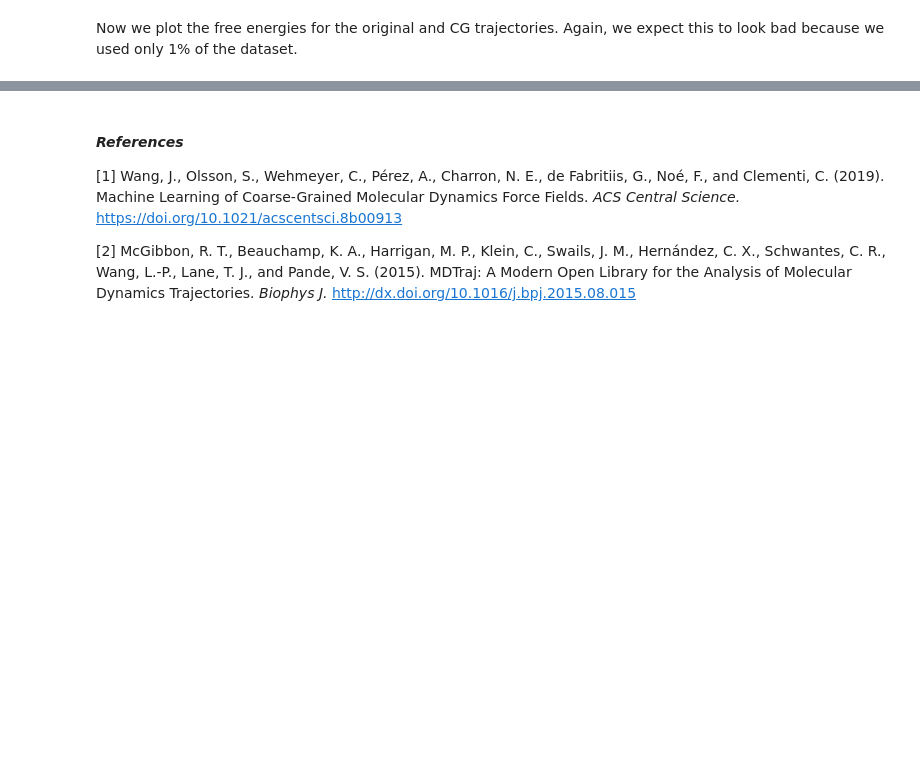
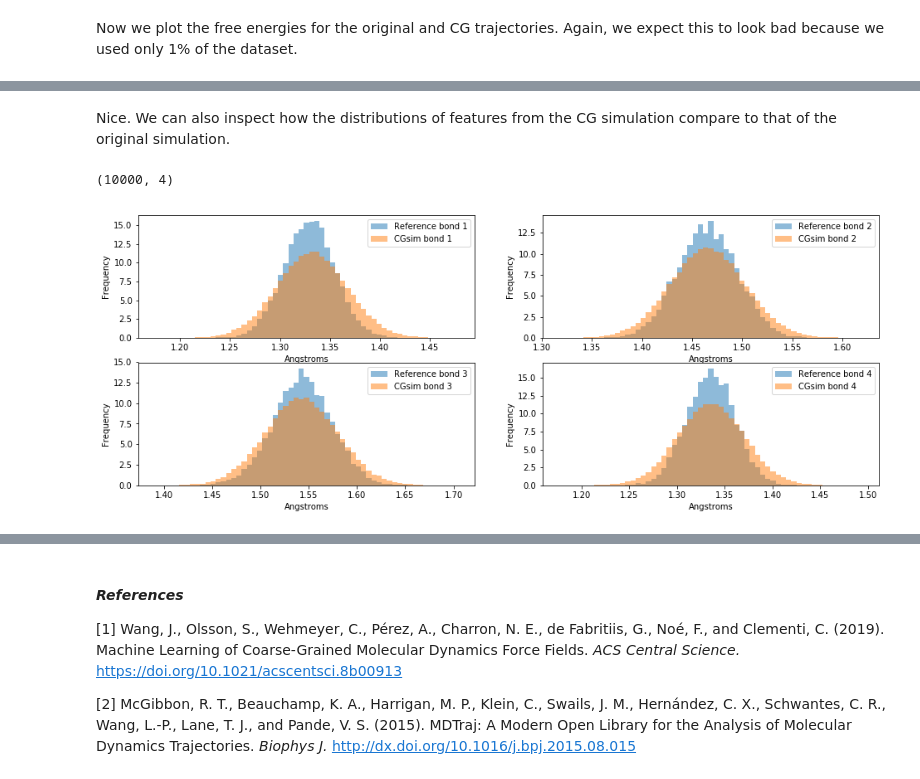
Before and after one commit to coarse-graining/cgnet, a Jupyter notebook: examples/Training-A-Coarse-Grained-Force-Field.ipynb, the cells around one changed output, grey strips where cells are left out. Drawn from its saved outputs; the diff is of its cells as text; code cells hidden in the pictures; blank space fills up the shorter version.

Commit message:
added histogram comparisons and KL div

```diff
--- a/examples/Training-A-Coarse-Grained-Force-Field.ipynb
+++ b/examples/Training-A-Coarse-Grained-Force-Field.ipynb
@@ -105,7 +118,7 @@ num_feat = len(stats_dict)
 layers += LinearLayer(num_feat, 160, activation=nn.Tanh())
 
 # The inner hidden layers stay the same size
-for _ in range(3):
+for _ in range(5):
     layers += LinearLayer(160, 160, activation=nn.Tanh())
 
 # The last layer produces a single value
@@ -209,7 +248,7 @@ First we set up initial coordinates which will be used as the starting points fo
 We will run 1000 independent simulations seeded evenly the original dataset for 1000 timesteps each. These paramters can be changed below.
 # %%
 n_sims = 100
-n_timesteps = 1000
+n_timesteps = 10000
 save_interval = 10
 # %%
 initial_coords = np.concatenate([coords[i].reshape(-1,5,3)
@@ -344,0 +401,28 @@ plt.tight_layout()
+# %% [markdown]
+Nice. We can also inspect how the distributions of features from the CG simulation compare to that of the original simulation.
+# %%
+bond_idx = [[i,i+1] for i in range(len(bonds))]
+ang_idx = [[i,i+1,i+2] for i in range(len(angles))]
+
+bond_traj = md.compute_distances(ala2_traj, bond_idx)
+ang_traj = md.compute_angles(ala2_traj, ang_idx)
+sim_bond_traj = md.compute_distances(ala2_simulated_traj, bond_idx)
+sim_ang_traj = md.compute_angles(ala2_simulated_traj, ang_idx)
+print(bond_traj.shape)
+# %% [output]
+(10000, 4)
+# %%
+divs=[]
+fig = plt.figure(figsize=(16,6))
+for i in range(bond_traj.shape[1]):
+    plt.subplot(int(len(bonds)/2),2, i+1)
+    div = compare_distributions(bond_traj[:,i],sim_bond_traj[:,i],
+                                nbins=60,
+                                labels=['Reference bond {}'.format(i+1),'CGsim bond {}'.format(i+1)],
+                                xaxis='Angstroms', yaxis='Frequency',
+                                kl_div= True)
+    divs.append(div)
+    plt.title = "Bond {}".format(i+1)
+plt.show()
+# %% [output]
+[figure, added]
```
Also changed, not shown: parts of 22 cells of this notebook, 2 other files.
